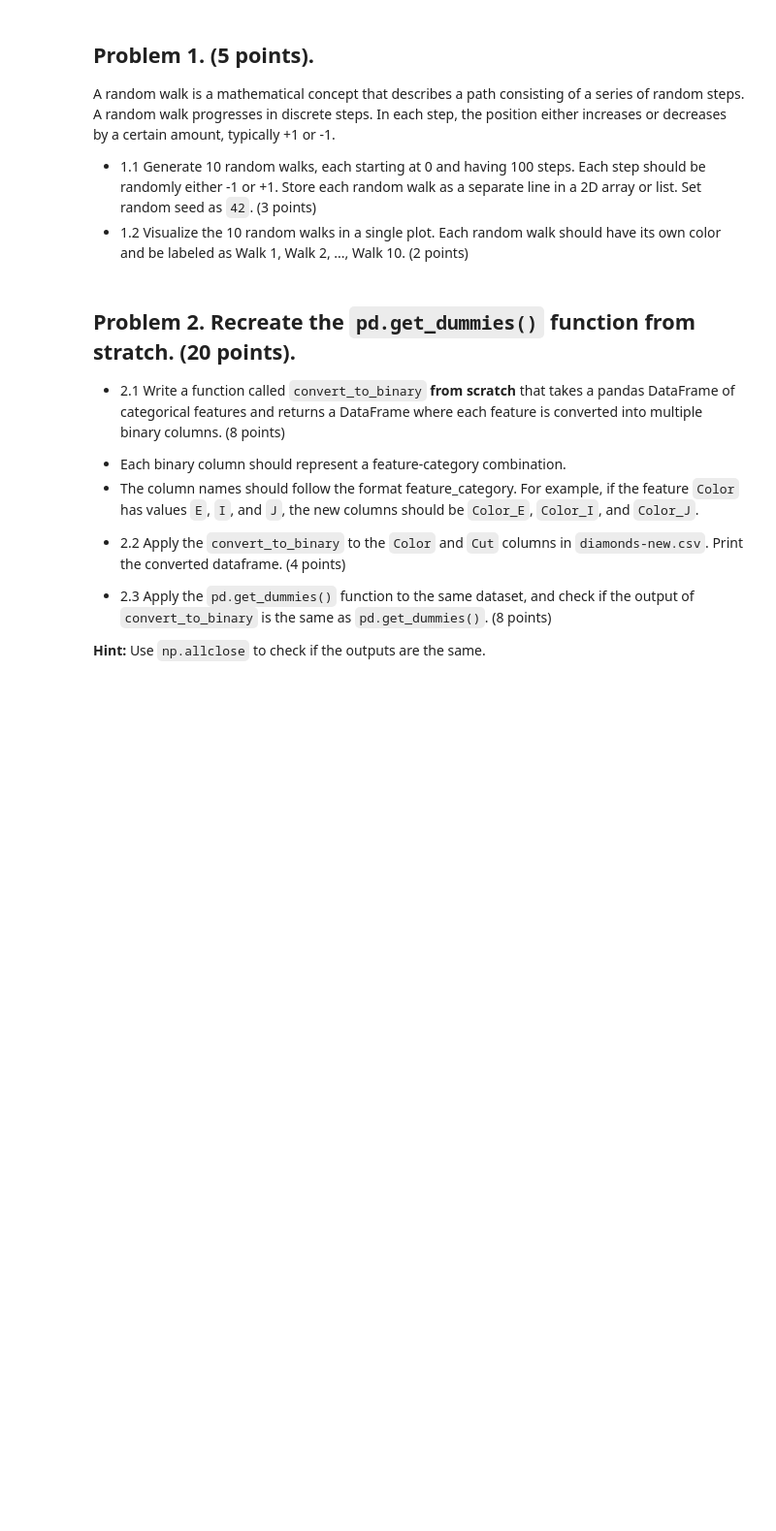
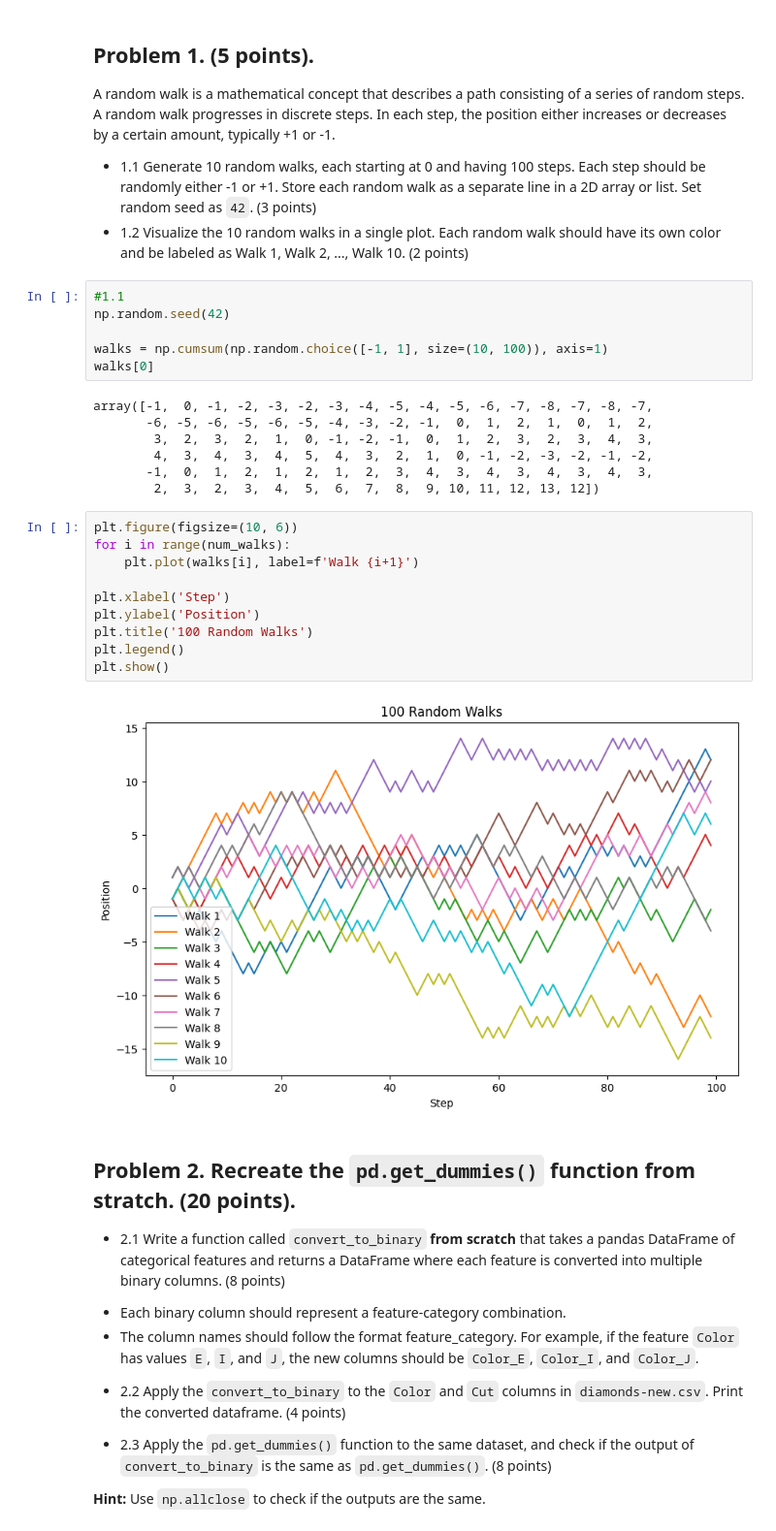
Before and after one commit to ivynangalia/320, a Jupyter notebook: homework/HW5.ipynb, the cells around one changed output. Shown: that part at 97% size. Drawn from its saved outputs; the diff is of its cells as text; blank space fills up the shorter version.

```diff
--- a/homework/HW5.ipynb
+++ b/homework/HW5.ipynb
@@ -25,6 +27,31 @@ A random walk is a mathematical concept that describes a path consisting of a se
 
 - 1.1 Generate 10 random walks, each starting at 0 and having 100 steps. Each step should be randomly either -1 or +1. Store each random walk as a separate line in a 2D array or list. Set random seed as `42`. (3 points)
 - 1.2 Visualize the 10 random walks in a single plot. Each random walk should have its own color and be labeled as Walk 1, Walk 2, ..., Walk 10. (2 points)
+# %%
+#1.1
+np.random.seed(42)
+
+walks = np.cumsum(np.random.choice([-1, 1], size=(10, 100)), axis=1)
+walks[0]
+# %% [output]
+array([-1,  0, -1, -2, -3, -2, -3, -4, -5, -4, -5, -6, -7, -8, -7, -8, -7,
+       -6, -5, -6, -5, -6, -5, -4, -3, -2, -1,  0,  1,  2,  1,  0,  1,  2,
+        3,  2,  3,  2,  1,  0, -1, -2, -1,  0,  1,  2,  3,  2,  3,  4,  3,
+        4,  3,  4,  3,  4,  5,  4,  3,  2,  1,  0, -1, -2, -3, -2, -1, -2,
+       -1,  0,  1,  2,  1,  2,  1,  2,  3,  4,  3,  4,  3,  4,  3,  4,  3,
+        2,  3,  2,  3,  4,  5,  6,  7,  8,  9, 10, 11, 12, 13, 12])
+# %%
+plt.figure(figsize=(10, 6))
+for i in range(num_walks):
+    plt.plot(walks[i], label=f'Walk {i+1}')
+
+plt.xlabel('Step')
+plt.ylabel('Position')
+plt.title('100 Random Walks')
+plt.legend()
+plt.show()
+# %% [output]
+[figure, added]
 # %% [markdown]
 ## Problem 2. Recreate the  ``pd.get_dummies()`` function from stratch. (20 points).
 
```
Also changed, not shown: parts of 4 cells of this notebook, 17 other files.
